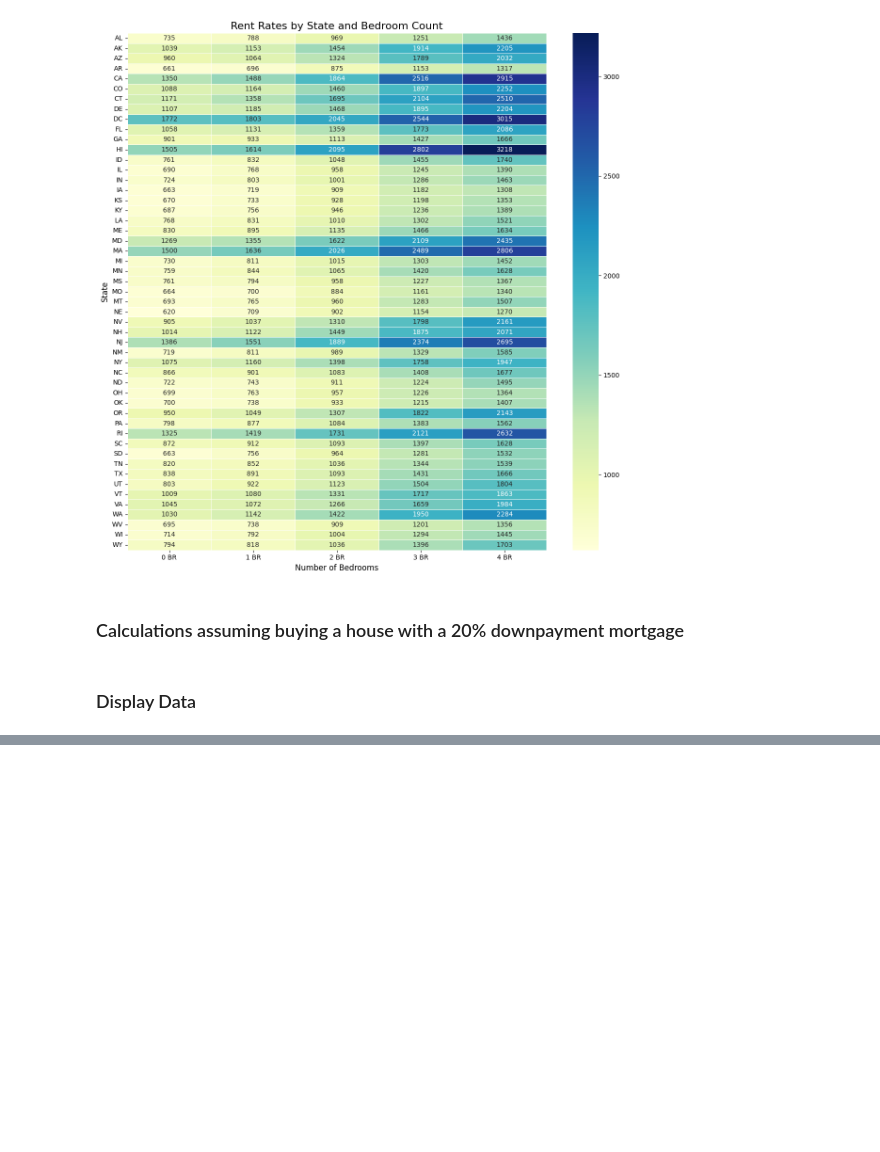
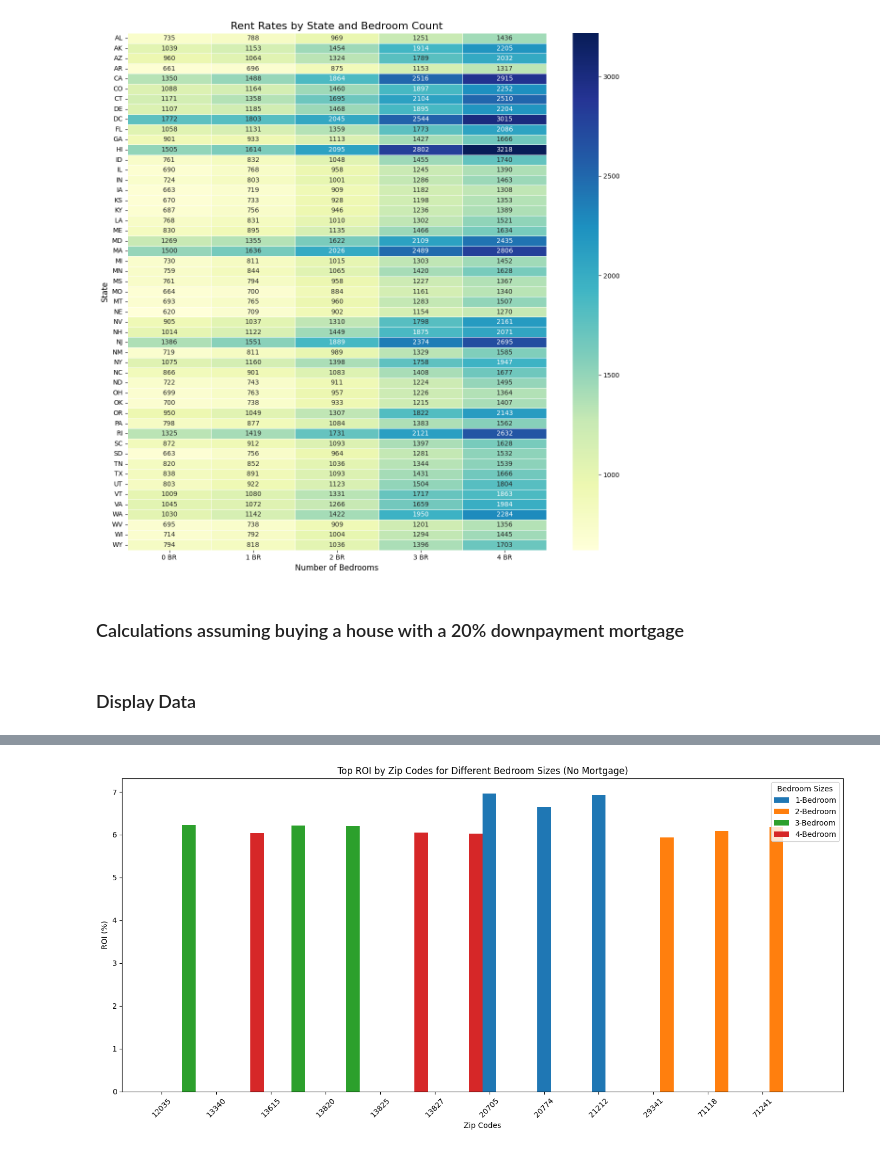
Before and after one commit to YaroslawBagriy/SEIS-631-Final-Project, a Jupyter notebook: Question 6/Question_6.ipynb, the cells around one changed output, grey strips where cells are left out. Cells and saved outputs as stored; diff of their text form; code cells hidden in the pictures; blank space fills up the shorter version.

```diff
--- a/Question 6/Question_6.ipynb
+++ b/Question 6/Question_6.ipynb
@@ -406,0 +495,54 @@ plt.show()
+# %%
+import matplotlib.pyplot as plt
+import numpy as np
+
+# Example data from the top ROI data frames
+top_3_roi_data = {
+    "1-Bedroom": top_3_roi_1br[['RegionName', 'ROI_No_Mortgage']],
+    "2-Bedroom": top_3_roi_2br[['RegionName', 'ROI_No_Mortgage']],
+    "3-Bedroom": top_3_roi_3br[['RegionName', 'ROI_No_Mortgage']],
+    "4-Bedroom": top_3_roi_4br[['RegionName', 'ROI_No_Mortgage']]
+}
+
+# Collect unique zip codes across all bedroom types
+unique_zips = sorted(
+    set(zip_code for data in top_3_roi_data.values() for zip_code in data['RegionName'])
+)
+
+# Initialize ROI values for all zip codes and bedroom sizes
+zip_roi_data = {zip_code: [] for zip_code in unique_zips}
+
+# Populate ROI data for each bedroom type
+for bedroom, data in top_3_roi_data.items():
+    for zip_code in unique_zips:
+        # Append ROI if zip code exists in the data, otherwise append 0
+        roi = data.loc[data['RegionName'] == zip_code, 'ROI_No_Mortgage']
+        zip_roi_data[zip_code].append(roi.values[0] if not roi.empty else 0)
+
+# Plot the bar graph
+x = np.arange(len(unique_zips))  # X positions for groups
+width = 0.25  # Bar width
+
+plt.figure(figsize=(14, 7))
+
+# Add bars for each bedroom type
+for i, bedroom in enumerate(top_3_roi_data.keys()):
+    plt.bar(
+        x + i * width,
+        [zip_roi_data[zip_code][i] for zip_code in unique_zips],
+        width=width,
+        label=bedroom
+    )
+
+# Add labels, title, and legend
+plt.xlabel("Zip Codes")
+plt.ylabel("ROI (%)")
+plt.title("Top ROI by Zip Codes for Different Bedroom Sizes (No Mortgage)")
+plt.xticks(x, unique_zips, rotation=45)
+plt.legend(title="Bedroom Sizes")
+plt.tight_layout()
+
+# Show the plot
+plt.show()
+# %% [output]
+[figure, added]
```
Also changed, not shown: parts of 10 cells of this notebook, 4 other files.
